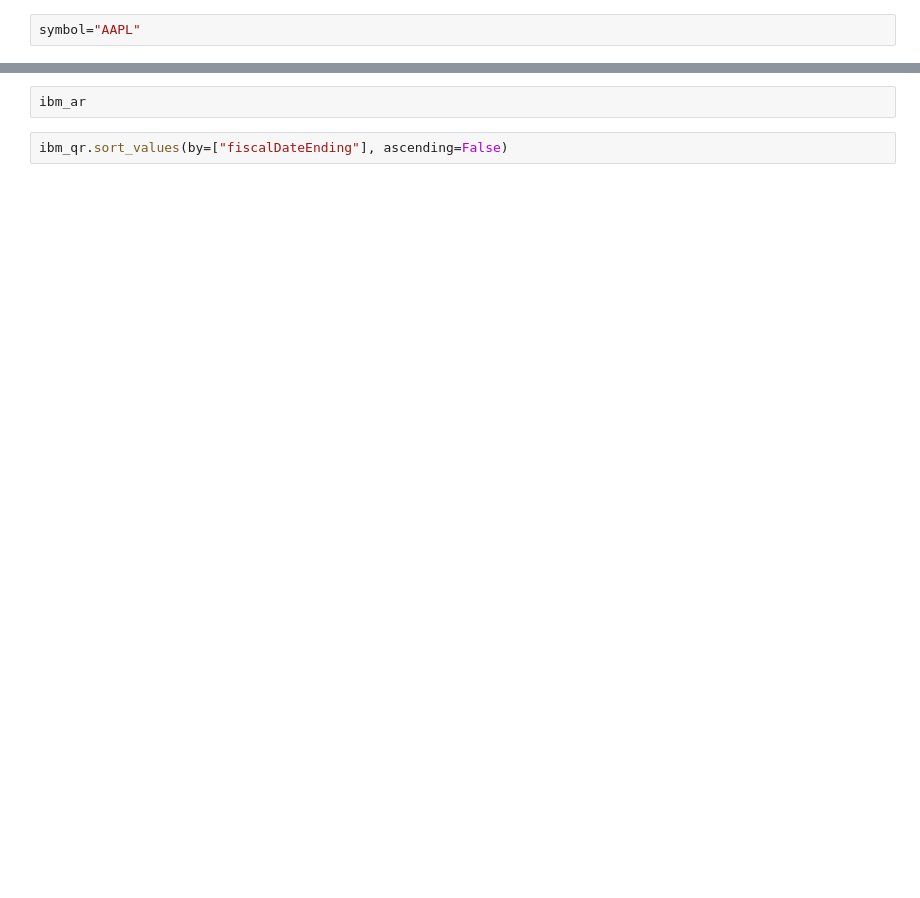
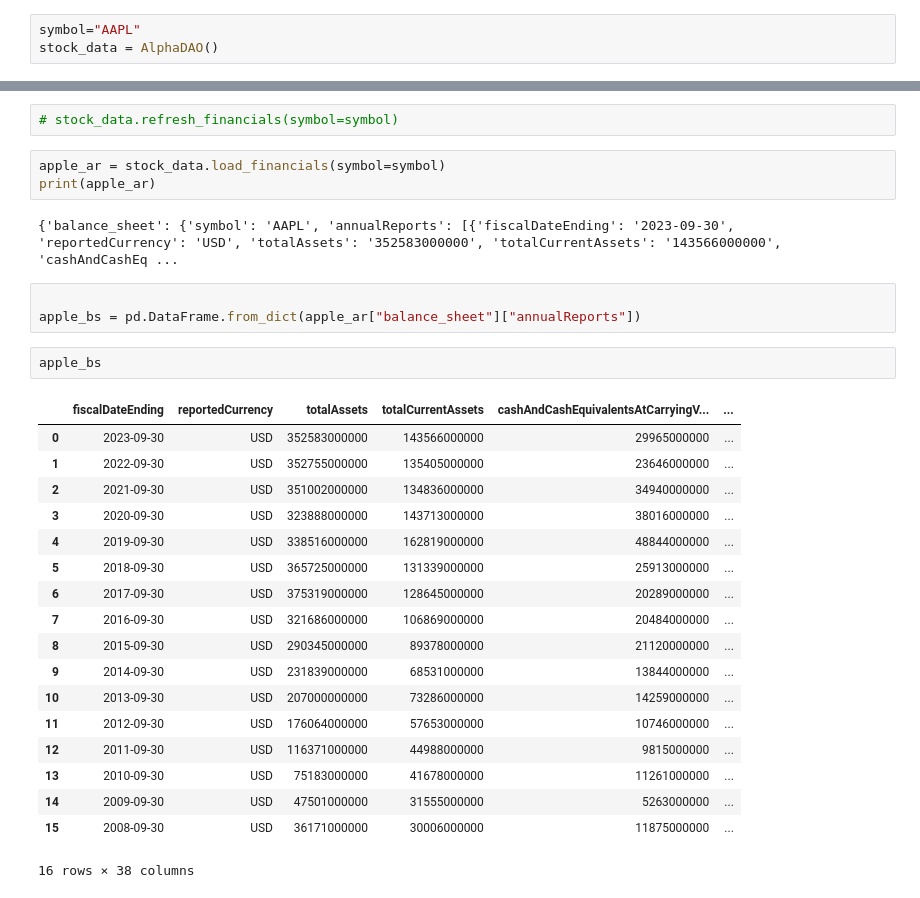
Before and after one commit to sk-chang-sg/company_valuation, a Jupyter notebook: valuation.ipynb, the cells around one changed output, grey strips where cells are left out. Cells and saved outputs as stored; diff of their text form; blank space fills up the shorter version.

```diff
--- a/valuation.ipynb
+++ b/valuation.ipynb
@@ -3,2 +5,3 @@ from alpha_dao import AlphaDAO
 # %%
 symbol="AAPL"
+stock_data = AlphaDAO()
@@ -23,4 +8,31 @@ ibm_ar.insert(loc=0,
-# %%
-ibm_ar
-# %%
-ibm_qr.sort_values(by=["fiscalDateEnding"], ascending=False)
+# %%
+# stock_data.refresh_financials(symbol=symbol)
+# %%
+apple_ar = stock_data.load_financials(symbol=symbol)
+print(apple_ar)
+# %% [output]
+{'balance_sheet': {'symbol': 'AAPL', 'annualReports': [{'fiscalDateEnding': '2023-09-30', 'reportedCurrency': 'USD', 'totalAssets': '352583000000', 'totalCurrentAssets': '143566000000', 'cashAndCashEq ...
+# %%
+
+apple_bs = pd.DataFrame.from_dict(apple_ar["balance_sheet"]["annualReports"])
+# %%
+apple_bs
+# %% [output]
+|  | fiscalDateEnding | reportedCurrency | totalAssets | totalCurrentAssets | cashAndCashEquivalentsAtCarryingV... | ... |
+| 0 | 2023-09-30 | USD | 352583000000 | 143566000000 | 29965000000 | ... |
+| 1 | 2022-09-30 | USD | 352755000000 | 135405000000 | 23646000000 | ... |
+| 2 | 2021-09-30 | USD | 351002000000 | 134836000000 | 34940000000 | ... |
+| 3 | 2020-09-30 | USD | 323888000000 | 143713000000 | 38016000000 | ... |
+| 4 | 2019-09-30 | USD | 338516000000 | 162819000000 | 48844000000 | ... |
+| 5 | 2018-09-30 | USD | 365725000000 | 131339000000 | 25913000000 | ... |
+| 6 | 2017-09-30 | USD | 375319000000 | 128645000000 | 20289000000 | ... |
+| 7 | 2016-09-30 | USD | 321686000000 | 106869000000 | 20484000000 | ... |
+| 8 | 2015-09-30 | USD | 290345000000 | 89378000000 | 21120000000 | ... |
+| 9 | 2014-09-30 | USD | 231839000000 | 68531000000 | 13844000000 | ... |
+| 10 | 2013-09-30 | USD | 207000000000 | 73286000000 | 14259000000 | ... |
+| 11 | 2012-09-30 | USD | 176064000000 | 57653000000 | 10746000000 | ... |
+| 12 | 2011-09-30 | USD | 116371000000 | 44988000000 | 9815000000 | ... |
+| 13 | 2010-09-30 | USD | 75183000000 | 41678000000 | 11261000000 | ... |
+| 14 | 2009-09-30 | USD | 47501000000 | 31555000000 | 5263000000 | ... |
+| 15 | 2008-09-30 | USD | 36171000000 | 30006000000 | 11875000000 | ... |
+16 rows × 38 columns
```
Also changed, not shown: parts of 6 cells of this notebook, 4 other files.
